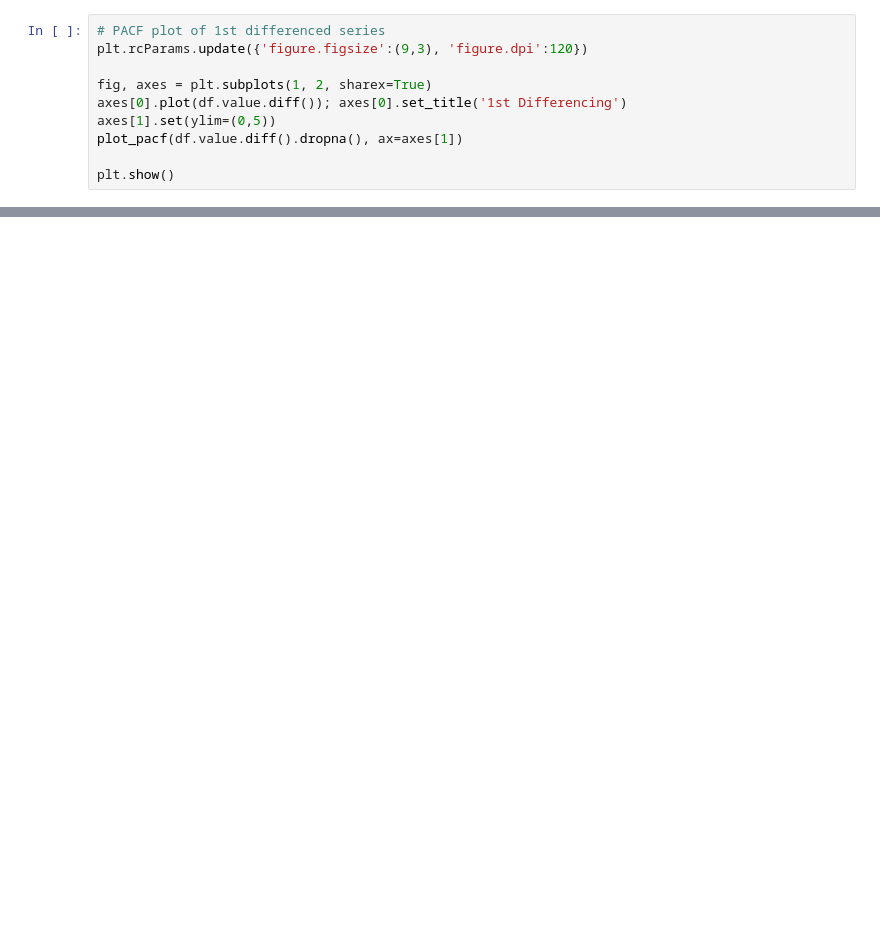
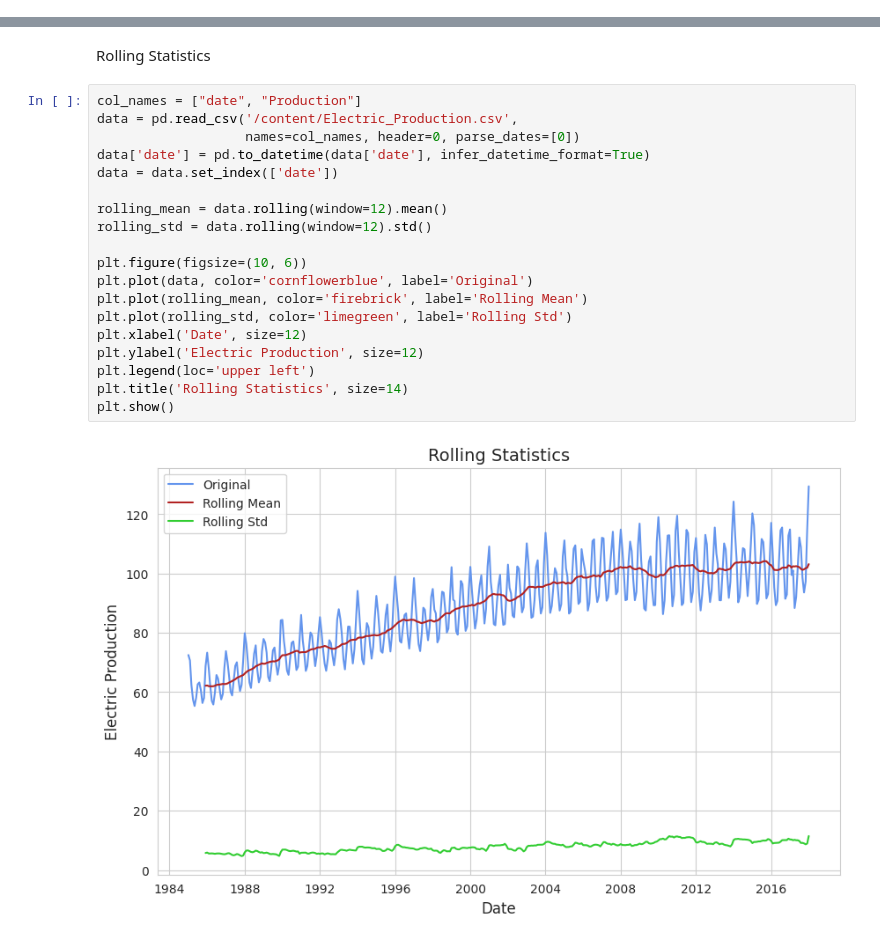
Before and after one commit to infoKhush/TIME_SERIES_2023, a Jupyter notebook: HW3_ ARIMA_Model/arima_model_for_time_series_forecasting_khushbu.ipynb, the cells around one changed output, grey strips where cells are left out. Cells and saved outputs as stored; diff of their text form; blank space fills up the shorter version.

```diff
--- a/HW3_ ARIMA_Model/arima_model_for_time_series_forecasting_khushbu.ipynb
+++ b/HW3_ ARIMA_Model/arima_model_for_time_series_forecasting_khushbu.ipynb
@@ -306,10 +0,0 @@ $$Yt = \alpha0 + \alpha1 Y{t-1} + \alpha2 Y{t-2} + \alpha3 Y{t-3}$$
-# %%
-# PACF plot of 1st differenced series
-plt.rcParams.update({'figure.figsize':(9,3), 'figure.dpi':120})
-
-fig, axes = plt.subplots(1, 2, sharex=True)
-axes[0].plot(df.value.diff()); axes[0].set_title('1st Differencing')
-axes[1].set(ylim=(0,5))
-plot_pacf(df.value.diff().dropna(), ax=axes[1])
-
-plt.show()
@@ -934,0 +56,23 @@ Thank you
+# %% [markdown]
+Rolling Statistics
+# %%
+col_names = ["date", "Production"]
+data = pd.read_csv('/content/Electric_Production.csv',
+                   names=col_names, header=0, parse_dates=[0])
+data['date'] = pd.to_datetime(data['date'], infer_datetime_format=True)
+data = data.set_index(['date'])
+
+rolling_mean = data.rolling(window=12).mean()
+rolling_std = data.rolling(window=12).std()
+
+plt.figure(figsize=(10, 6))
+plt.plot(data, color='cornflowerblue', label='Original')
+plt.plot(rolling_mean, color='firebrick', label='Rolling Mean')
+plt.plot(rolling_std, color='limegreen', label='Rolling Std')
+plt.xlabel('Date', size=12)
+plt.ylabel('Electric Production', size=12)
+plt.legend(loc='upper left')
+plt.title('Rolling Statistics', size=14)
+plt.show()
+# %% [output]
+[figure, added]
```
Also changed, not shown: parts of 110 cells of this notebook.
